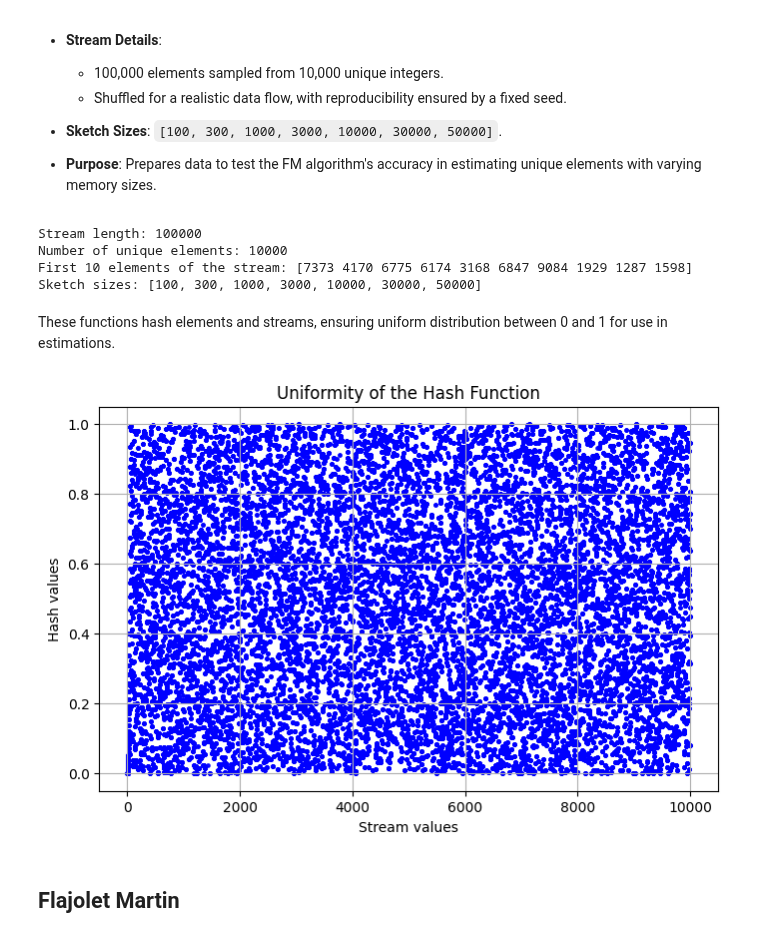
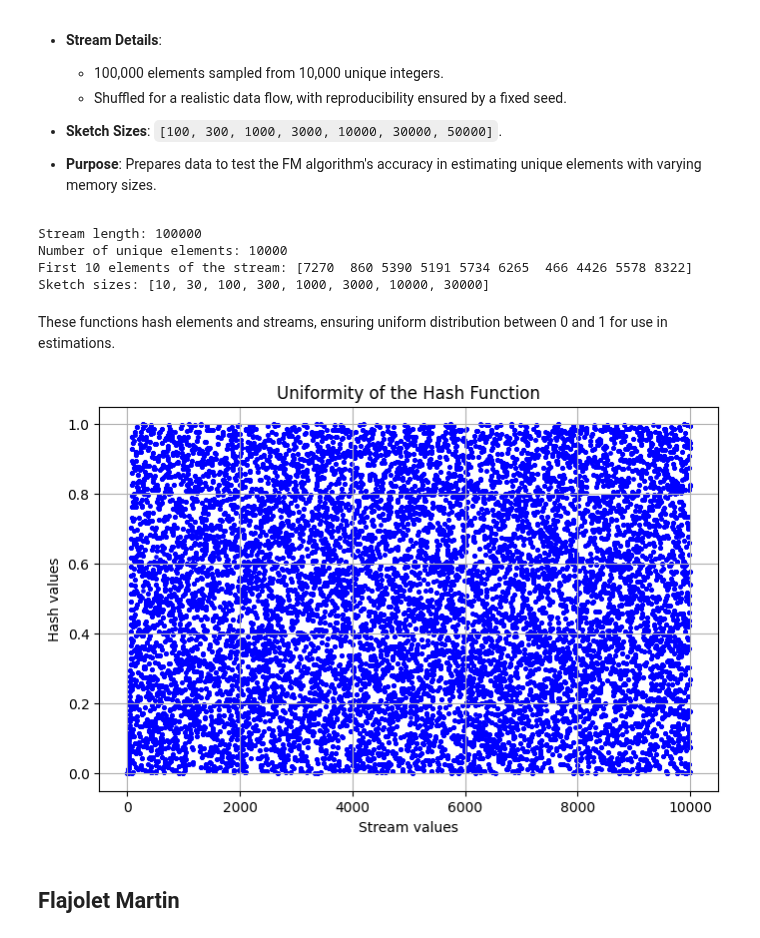
Before and after one commit to Gal-Noy/MSC-Data-Streaming-Algorithms, a Jupyter notebook: FM_CountMin/FM_CountMin.ipynb, the cells around one changed output. Drawn from its saved outputs; the diff is of its cells as text; code cells hidden in the pictures.

Commit message:
first good run

```diff
--- a/FM_CountMin/FM_CountMin.ipynb
+++ b/FM_CountMin/FM_CountMin.ipynb
@@ -22,7 +22,6 @@ NUM_RUNS = 25
 np.random.seed(SEED)
 
 stream = np.random.randint(0, NUM_UNIQUE, NUM_ELEMENTS)
-np.random.shuffle(stream)
 
 num_unique_elements = len(np.unique(stream))
 
@@ -30,39 +29,36 @@ print(f"Stream length: {len(stream)}")
 print(f"Number of unique elements: {num_unique_elements}")
 print(f"First 10 elements of the stream: {stream[:10]}")
 
-sketch_sizes = [100, 300, 1000, 3000, 10000, 30000, 50000]
+sketch_sizes = [10, 30, 100, 300, 1000, 3000, 10000, 30000]
 print(f"Sketch sizes: {sketch_sizes}")
 # %% [output]
 Stream length: 100000
 Number of unique elements: 10000
-First 10 elements of the stream: [7373 4170 6775 6174 3168 6847 9084 1929 1287 1598]
-Sketch sizes: [100, 300, 1000, 3000, 10000, 30000, 50000]
+First 10 elements of the stream: [7270  860 5390 5191 5734 6265  466 4426 5578 8322]
+Sketch sizes: [10, 30, 100, 300, 1000, 3000, 10000, 30000]
 # %% [markdown]
 These functions hash elements and streams, ensuring uniform distribution between 0 and 1 for use in estimations.
 # %%
 import matplotlib.pyplot as plt
 
-P = 123457
+# Prime number for the hash function, P > NUM_UNIQUE
+P = 2**19 - 1
 
 def hash_stream(stream: np.ndarray, a: int, b: int, c: int, d: int, p: int = P) -> np.ndarray:
-    """
-    Hashes the stream using the given seed and returns a uniformly distributed number between 0 and 1.
-    """
     return ((a * stream**3 + b * stream**2 + c * stream + d) % p) / p
 
 # Plot the uniformity of the hash function
-a, b, c, d = 1, 2, 3, 4
-hashes = hash_stream(stream, a, b, c, d)
+hashes = hash_stream(stream, 1, 2, 3, 4)
 
 plt.figure(figsize=(8, 5))
 plt.scatter(stream, hashes, alpha=0.7, color='blue', s=5)
 plt.title("Uniformity of the Hash Function")
 plt.xlabel("Stream values")
 plt.ylabel("Hash values")
 plt.grid(True)
 plt.show()
 # %% [output]
-[figure, old version]
+[figure, new version]
 # %% [markdown]
 ## Flajolet Martin
 # %% [markdown]
```
Also changed, not shown: parts of 5 cells of this notebook.
